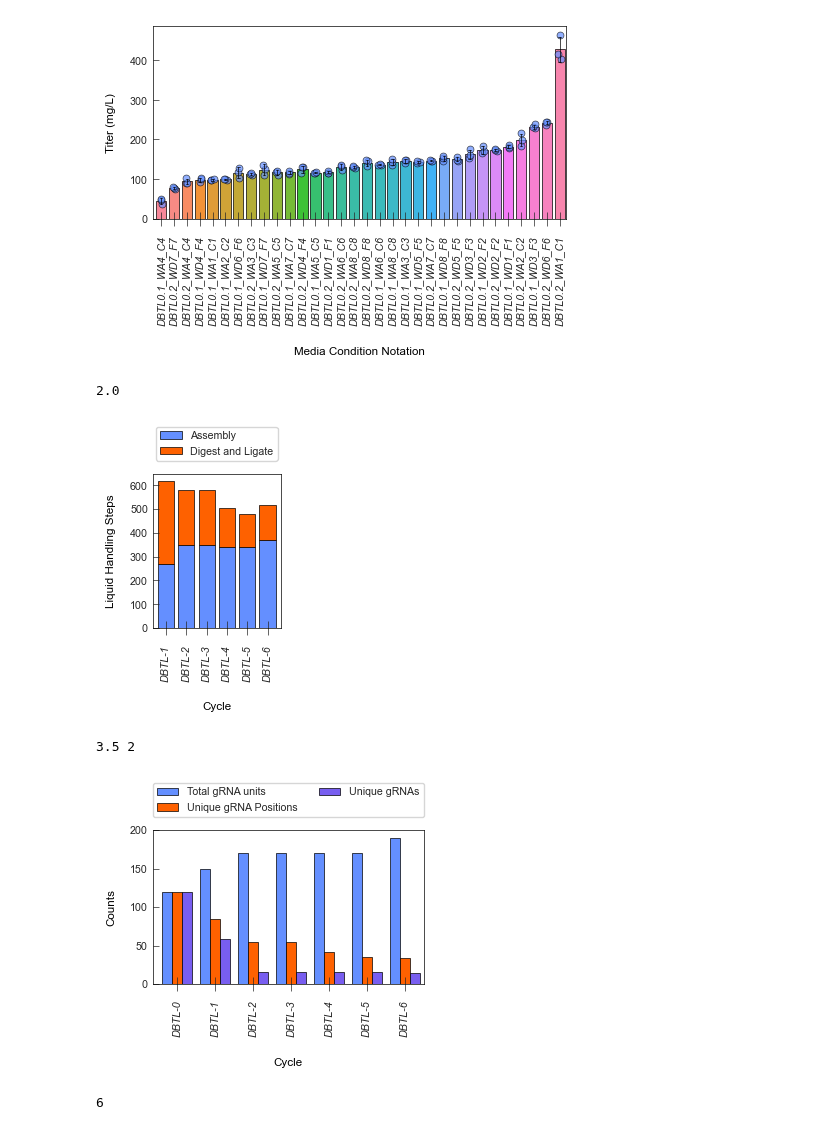
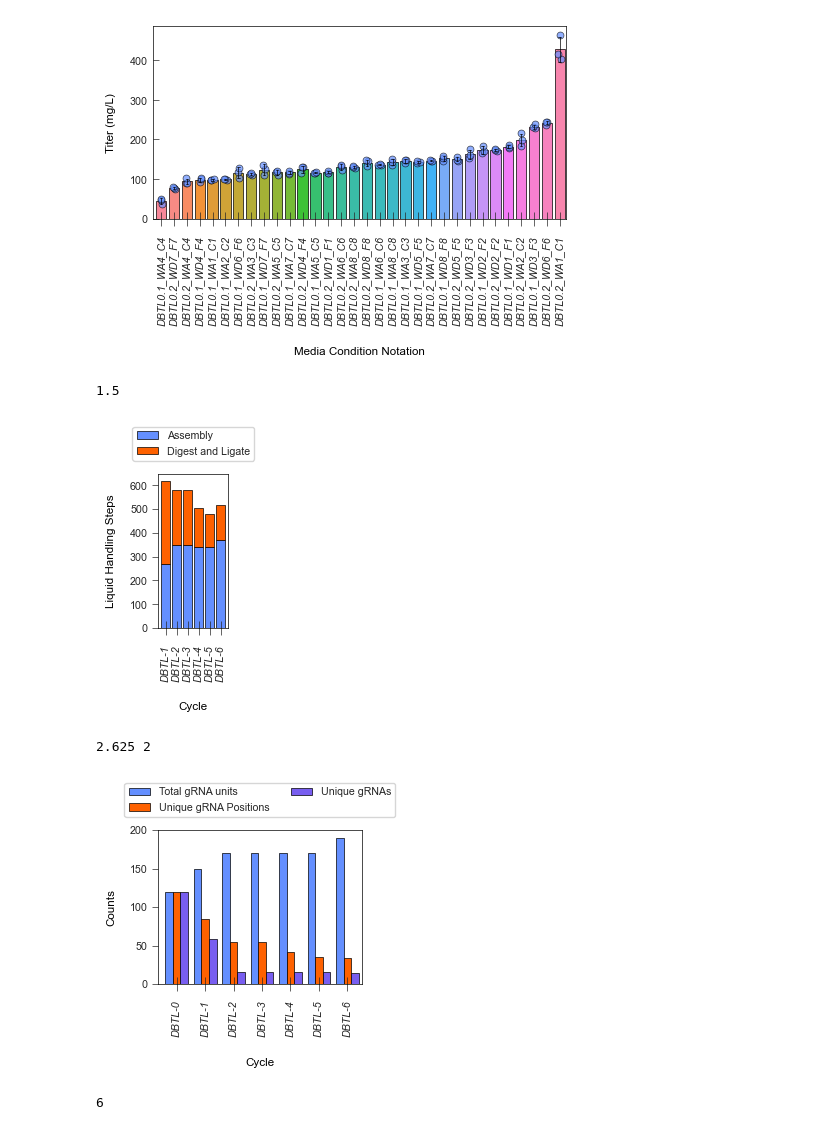
Before and after one commit to JBEI/Isoprenol_CRISPRi, a Jupyter notebook: CRISPRi_Figures.ipynb, the cells around one changed output. Saved outputs shown, nothing was run; the diff lists cells and outputs as text; code cells hidden in the pictures.

Commit message:
Updated some figure formatting

```diff
--- a/CRISPRi_Figures.ipynb
+++ b/CRISPRi_Figures.ipynb
@@ -37,7 +37,7 @@ custom_params = {
     "axes.spines.right": True,
     "axes.spines.bottom": True,
     'xtick.direction': 'inout',
-    'ytick.direction': 'in',
+    'ytick.direction': 'out',
     'xtick.bottom': True,
     'xtick.minor.visible': False,
     'xtick.major.bottom':  True,
@@ -231,35 +231,35 @@ plt.show()
 # %%
 fig="Dispenses"
 df = pd.read_csv('Figure_Data\\241001_CRISPRi_Dispenses.csv')
 data_dispenses = df.copy()
 
 # Set the palette
 sns.set_palette(palette=enmax_palette)
 
 # Pivot the data for the stacked bar plot
 stacked_data = data_dispenses.pivot_table(index='Cycle', columns='Stage', values='Dispenses', aggfunc='sum', fill_value=0)
 
-w = len(data_dispenses)/6
+w = len(data_dispenses)/8
 print(w)
 
 # Plot the stacked bar chart
 ax = stacked_data.plot(kind='bar', stacked=True, width=0.8, figsize=(w, 3.15), linewidth =line_size, edgecolor="0",)
 
 # Set labels and formatting
 plt.xlabel('Cycle', labelpad=15)
 plt.ylabel('Liquid Handling Steps', labelpad=10)
 plt.xticks(rotation='vertical', style='italic')
 
 # Add legend
 plt.legend(title='',labels=['Assembly','Digest and Ligate'], bbox_to_anchor=(0.5, 1.05), loc='lower center')
 
 # Tighten layout and show the plot
 plt.tight_layout()
 plt.savefig(f'Figure_Export/{fig}.svg', dpi=1200, bbox_inches='tight', transparent=True)
 plt.show()
 # %% [output]
-2.0
+1.5
-[figure, old version]
+[figure, new version]
 # %%
 #KO_Strains
 fig="Strains"
@@ -268,7 +268,7 @@ data=df.copy()
 
 sns.set_palette(palette=enmax_palette)
 
-w=len(data)/6
+w=len(data)/8
 h=2
 print(w,h)
 plt.figure(figsize=(w,h))
@@ -295,8 +295,8 @@ ax.set_xlim(-0.65,None)
 plt.savefig(f'Figure_Export\\{fig}.svg',dpi=1200, bbox_inches = 'tight', transparent=True)
 plt.show()
 # %% [output]
-3.5 2
+2.625 2
-[figure, old version]
+[figure, new version]
 # %%
 import pandas as pd
 import seaborn as sns
```
Also changed, not shown: parts of 4 cells of this notebook, 16 other files.
